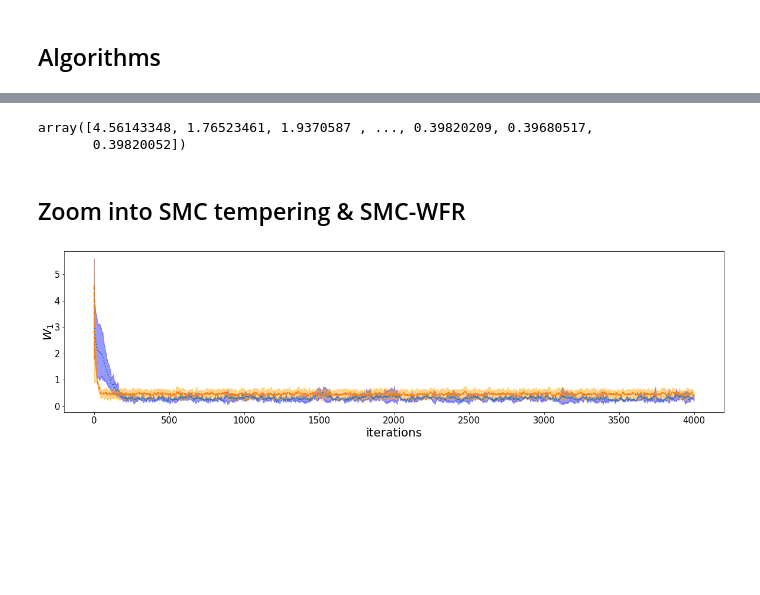
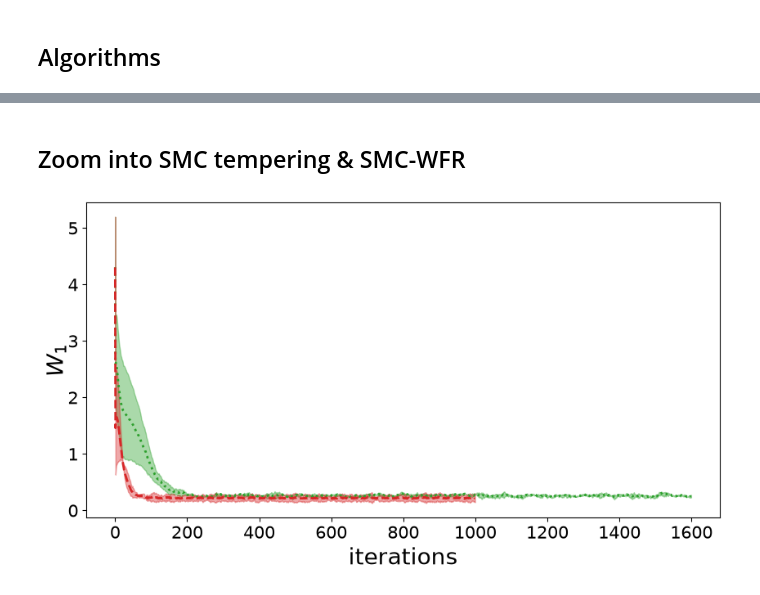
Before and after one commit to FrancescaCrucinio/SMC-WFR, a Jupyter notebook: GaussianMixture/GaussianMixture2D_FlowComparison.ipynb, the cells around one changed output, grey strips where cells are left out. Saved outputs shown, nothing was run; the diff lists cells and outputs as text; code cells hidden in the pictures; blank space fills up the shorter version.

```diff
--- a/GaussianMixture/GaussianMixture2D_FlowComparison.ipynb
+++ b/GaussianMixture/GaussianMixture2D_FlowComparison.ipynb
@@ -101,22 +101,22 @@ np.mean(true_sample, axis = 0), np.cov(true_sample.T)
 # %%
-Niter = 4000
-# Niter_ula = int(Niter*4.7)
-# Niter_mala = int(Niter*1.1)
-# Niter_fr = int(Niter*1.6)
-# Niter_smcula = int(Niter*3.5)
-# Niter_smcmala = int(Niter)
+Niter = 1000
+Niter_ula = int(Niter*4.7)
+Niter_mala = int(Niter*1.1)
+Niter_fr = int(Niter*1.6)
+Niter_smcula = int(Niter*3.5)
+Niter_smcmala = int(Niter)
 
-Niter_ula = Niter
-Niter_mala = Niter
-Niter_fr = Niter
-Niter_smcula = Niter
-Niter_smcmala = Niter
+# Niter_ula = Niter
+# Niter_mala = Niter
+# Niter_fr = Niter
+# Niter_smcula = Niter
+# Niter_smcmala = Niter
 # %%
 gamma_mala = 0.23
 gamma_smcmala = 0.27
 # %%
 Nalgo = 6
-Nrep = 5
+Nrep = 50
 
 runtime = np.zeros((Nrep, Nalgo))
 # %%
@@ -296,26 +305,25 @@ plt.yticks(fontsize=15);
 
 # export_legend(legend)
 # plt.show()
-# %%
-w1_wfr_plot
-# %% [output]
-array([4.56143348, 1.76523461, 1.9370587 , ..., 0.39820209, 0.39680517,
-       0.39820052])
 # %% [markdown]
 ## Zoom into SMC tempering & SMC-WFR
 # %%
 w1_fr_se = 2*np.std(np.mean(w1_fr, axis = 0), axis = 1)
 w1_wfr_se = 2*np.std(np.mean(w1_wfr, axis = 0), axis = 1)
+# %%
+prop_cycle = plt.rcParams['axes.prop_cycle']
+colors = prop_cycle.by_key()['color']
 # %%
-plt.figure(figsize = (20,5))
-plt.plot(w1_fr_plot, label = 'SMC-tempering', lw = 2, linestyle = 'dotted')
-plt.fill_between(np.arange(Niter_fr), (w1_fr_plot-w1_fr_se), (w1_fr_plot+w1_fr_se), color='b', alpha=.4)
-plt.plot(w1_wfr_plot, label = 'SMC-WFR', lw = 2, linestyle = 'dashed')
-plt.fill_between(np.arange(Niter), (w1_wfr_plot-w1_wfr_se), (w1_wfr_plot+w1_wfr_se), color='orange', alpha=.4)
+plt.figure(figsize = (10,5))
+plt.plot(w1_fr_plot, label = 'SMC-tempering', lw = 2, linestyle = 'dotted', c = colors[2])
+plt.fill_between(np.arange(Niter_fr), (w1_fr_plot-w1_fr_se), (w1_fr_plot+w1_fr_se), alpha=.4, color = colors[2])
+plt.plot(w1_wfr_plot, label = 'SMC-WFR', lw = 2, linestyle = 'dashed', c = colors[3])
+plt.fill_between(np.arange(Niter), (w1_wfr_plot-w1_wfr_se), (w1_wfr_plot+w1_wfr_se), alpha=.4, color = colors[3])
 plt.xlabel('iterations', fontsize = 20)
 plt.ylabel('$W_1$', fontsize = 20, labelpad=-1)
 plt.xticks(fontsize=15);
 plt.yticks(fontsize=15);
-# legend = plt.legend(loc = 'lower center', bbox_to_anchor=(1, -0.5), ncol = 6, fontsize = 20)
+# legend = plt.legend(fontsize = 20)
+# plt.savefig('gm2d_zoom.pdf', bbox_inches="tight")
 # %% [output]
-[figure, old version]
+[figure, new version]
```
Also changed, not shown: parts of 12 cells of this notebook, 10 other files.
